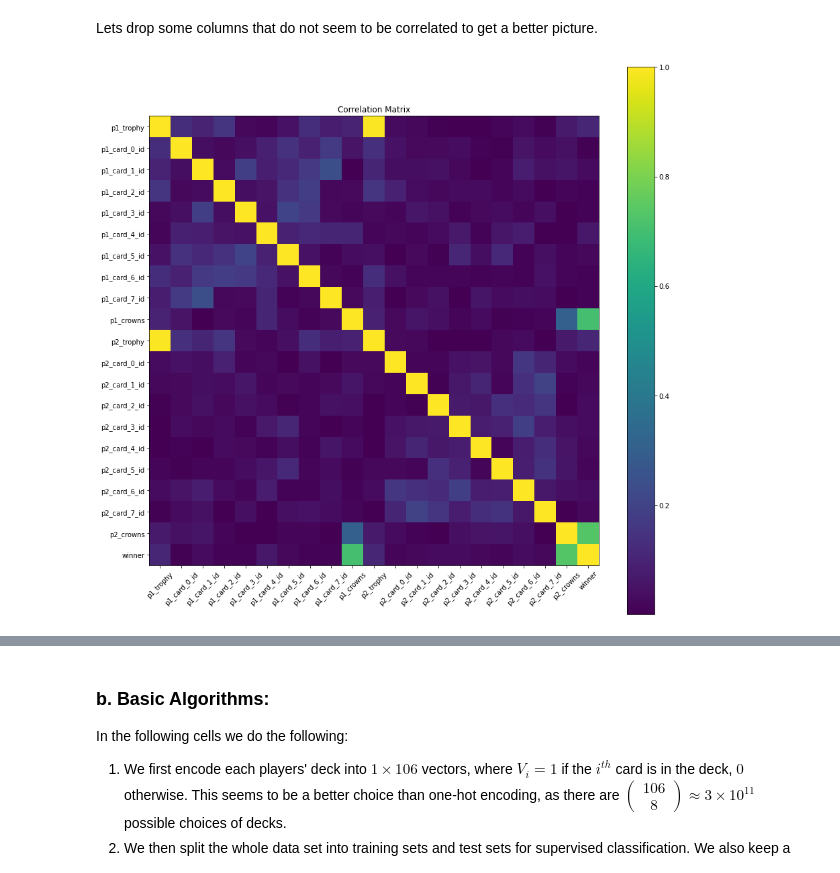
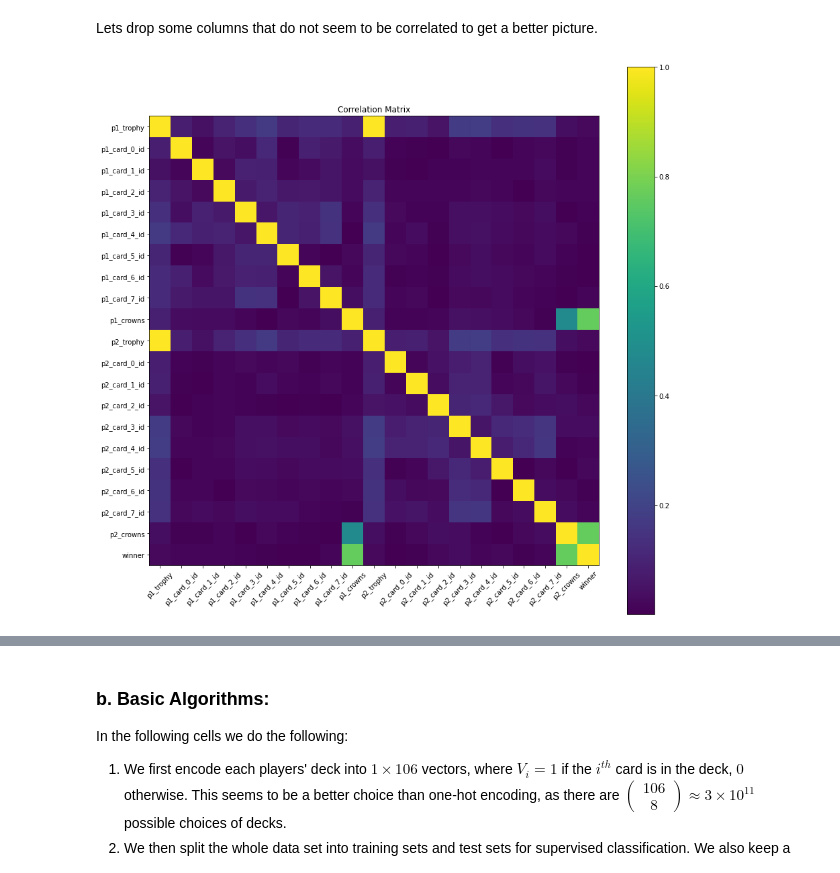
Before and after one commit to nhat-vo/clash-royale-ml, a Jupyter notebook: clashroyale.ipynb, the cells around one changed output, grey strips where cells are left out. Drawn from its saved outputs; the diff is of its cells as text; code cells hidden in the pictures.

```diff
--- a/clashroyale.ipynb
+++ b/clashroyale.ipynb
@@ -157,7 +132,7 @@ We are first going to have a quick look to get a sense of the data. First, we wi
 battles.drop(columns='Unnamed: 0', inplace=True)
 # %%
 SIZE = 1426
-df = battles.sample(1000, random_state=84)
+df = battles.sample(20000, random_state=84)
 # %%
 df.describe()
 # %% [output]
@@ -193,14 +180,14 @@ for col_name in df.columns:
         cols_to_drop.append(col_name)
 # remove cols with levels
 less_cols.drop(columns=cols_to_drop, inplace=True)
-corr = less_cols.corr()
+less_corr = less_cols.corr()
 # %%
 f = plt.figure(figsize=(15, 15))
-plt.imshow(np.abs(corr))
+plt.imshow(np.abs(less_corr))
 plt.title('Correlation Matrix')
 plt.xticks(np.arange(df.shape[1]), df.columns, rotation=45)
 plt.yticks(np.arange(df.shape[1]), df.columns)
 plt.colorbar()
 plt.show()
 # %% [output]
-[figure, old version]
+[figure, new version]
```
Also changed, not shown: parts of 50 cells of this notebook.
